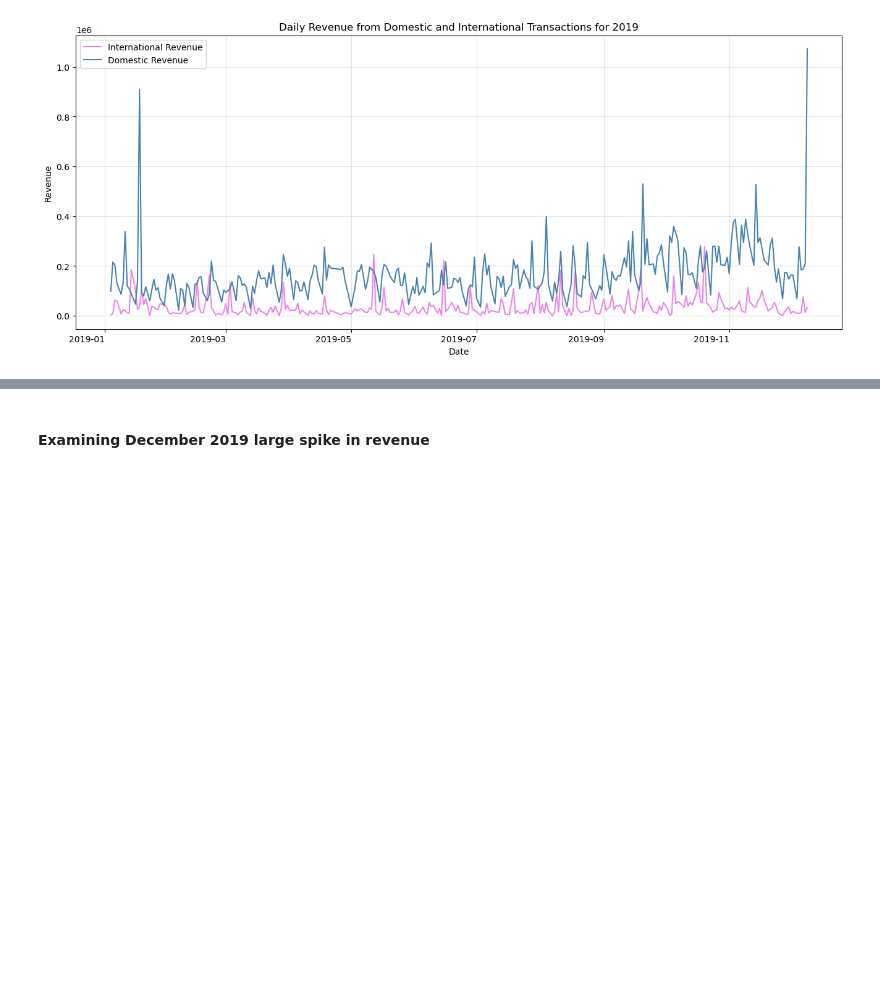
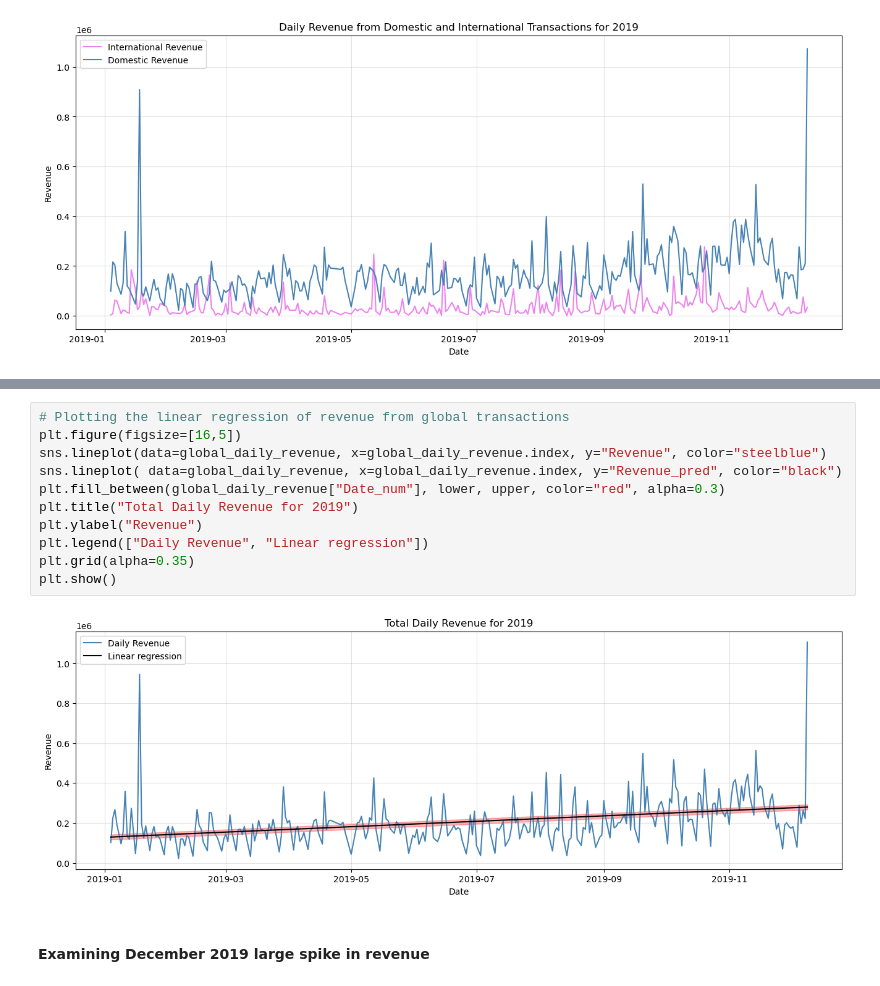
Before and after one commit to SyNikolai/EcommerceAnalytics, a Jupyter notebook: ecommerce.ipynb, the cells around one changed output, grey strips where cells are left out. Saved outputs shown, nothing was run; the diff lists cells and outputs as text; blank space fills up the shorter version.

Commit message:
Completed revenue timeseries
Finished with the timeseries for revenue, started analysing December 2019 due to large spike

```diff
--- a/ecommerce.ipynb
+++ b/ecommerce.ipynb
@@ -502,2 +521,15 @@ global_daily_revenue
+# %%
+# Plotting the linear regression of revenue from global transactions
+plt.figure(figsize=[16,5])
+sns.lineplot(data=global_daily_revenue, x=global_daily_revenue.index, y="Revenue", color="steelblue")
+sns.lineplot( data=global_daily_revenue, x=global_daily_revenue.index, y="Revenue_pred", color="black")
+plt.fill_between(global_daily_revenue["Date_num"], lower, upper, color="red", alpha=0.3)
+plt.title("Total Daily Revenue for 2019")
+plt.ylabel("Revenue")
+plt.legend(["Daily Revenue", "Linear regression"])
+plt.grid(alpha=0.35)
+plt.show()
+# %% [output]
+[figure, added]
 # %% [markdown]
 #### Examining December 2019 large spike in revenue
```
Also changed, not shown: parts of 9 cells of this notebook.
